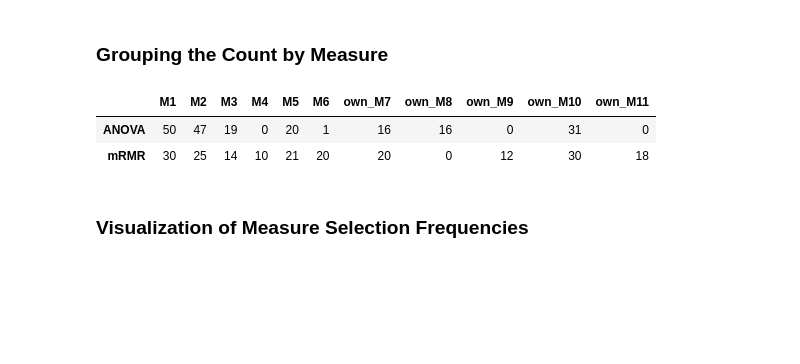
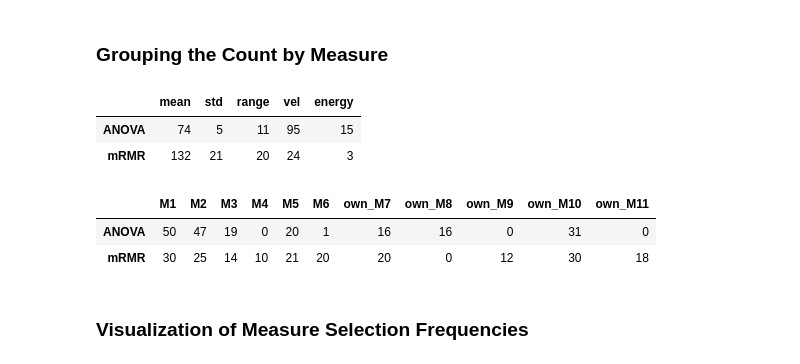
Before and after one commit to migasantunes/Emotion_Recognition, a Jupyter notebook: notebooks/05_selection_test.ipynb, the cells around one changed output. Cells and saved outputs as stored; diff of their text form; code cells hidden in the pictures; blank space fills up the shorter version.

```diff
--- a/notebooks/05_selection_test.ipynb
+++ b/notebooks/05_selection_test.ipynb
@@ -224,6 +237,10 @@ per_fold_pca95, _, _ = evl.evaluation(X, y, LeaveOneGroupOut(), pipe_pca95, grou
 components_75 = sel.pca_components_per_fold(X, y, groups, 0.75)
 components_95 = sel.pca_components_per_fold(X, y, groups, 0.95)
 
+for name, comps in [("PCA 75 %", components_75), ("PCA 95 %", components_95)]:
+    lo, hi = comps["n_components"].min(), comps["n_components"].max()
+    n_features[name] = str(lo) if lo == hi else f"{lo}–{hi}"
+
 pd.DataFrame({"PCA 75 %": components_75["n_components"].value_counts().sort_index(),
               "PCA 95 %": components_95["n_components"].value_counts().sort_index()}).fillna(0).astype(int)
 # %% [output]
@@ -254,15 +271,15 @@ pca_results.round(4)
 diff_75 = per_fold_pca75["macro_f1"].values - per_fold_all["macro_f1"].values
 diff_95 = per_fold_pca95["macro_f1"].values - per_fold_all["macro_f1"].values
 
-paired_rows = list()
+paired_rows_pca = list()
 for name, diff in [("PCA 75 % - all", diff_75), ("PCA 95 % - all", diff_95)]:
-    paired_rows.append({"comparison": name,
+    paired_rows_pca.append({"comparison": name,
                         "mean difference": diff.mean(),
                         "std of the differences": diff.std(ddof=1),
                         "actors improved": int((diff > 0).sum()),
                         "actors worse": int((diff < 0).sum())})
 
-pd.DataFrame(paired_rows).set_index("comparison").round(4)
+pd.DataFrame(paired_rows_pca).set_index("comparison").round(4)
 # %% [output]
 |  | mean difference | std of the differences | actors improved | actors worse |
 | comparison |  |  |  |  |
@@ -302,7 +319,7 @@ Because the three pipelines are tested on the same actors, the fairer comparison
 # %%
 for K in cfg.K_GRID:
     pipe = Pipeline([("scaler", StandardScaler()), ("select", SelectKBest(f_classif, k=K)), ("svc", SVC(kernel="rbf", C=cfg.C_FIXED))])
-    loso_results[f"ANOVA K={K}"] = evl.evaluation(X, y, LeaveOneGroupOut(), pipe, groups)[0]
+    run_loso(f"ANOVA K={K}", pipe, K)
 
 results_table(["All (55)"] + [f"ANOVA K={K}" for K in cfg.K_GRID])
 # %% [output]
@@ -324,7 +341,7 @@ My takeaways, linking to what we saw in previous notebooks:
 # %%
 for K in cfg.K_GRID:
     pipe = Pipeline([("scaler", StandardScaler()), ("select", evl.MRMRSelector(K=K)), ("svc", SVC(kernel="rbf", C=cfg.C_FIXED))])
-    loso_results[f"mRMR K={K}"] = evl.evaluation(X, y, LeaveOneGroupOut(), pipe, groups)[0]
+    run_loso(f"mRMR K={K}", pipe, K)
 
 results_table(["All (55)"] + [f"{m} K={K}" for K in cfg.K_GRID for m in ("ANOVA", "mRMR")])
 # %% [output]
@@ -418,15 +438,18 @@ counts[(counts > 0).any(axis=1)].sort_values(["ANOVA", "mRMR"], ascending=False)
 # %% [markdown]
 ### Grouping the Count by Measure
 # %%
-measure_of = lambda f: f.rsplit("_", 1)[0]
-measures_order = list(dict.fromkeys(measure_of(f) for f in feature_names))
-counts_measure = counts.groupby(measure_of).sum().reindex(measures_order)
+measures_order = list(dict.fromkeys(sel.measure_of(f) for f in feature_names))
+counts_measure = counts.groupby(sel.measure_of).sum().reindex(measures_order)
 
-counts_measure.T
+display(counts.groupby(sel.statistic_of).sum().reindex(["mean", "std", "range", "vel", "energy"]).T)
+display(counts_measure.T)
 # %% [output]
-|  | M1 | M2 | M3 | M4 | M5 | M6 | own_M7 | own_M8 | own_M9 | own_M10 | own_M11 |
-| ANOVA | 50 | 47 | 19 | 0 | 20 | 1 | 16 | 16 | 0 | 31 | 0 |
-| mRMR | 30 | 25 | 14 | 10 | 21 | 20 | 20 | 0 | 12 | 30 | 18 |
+|  | mean | std | range | vel | energy |
+| ANOVA | 74 | 5 | 11 | 95 | 15 |
+| mRMR | 132 | 21 | 20 | 24 | 3 |
+|  | M1 | M2 | M3 | M4 | M5 | M6 | own_M7 | own_M8 | own_M9 | own_M10 | own_M11 |
+| ANOVA | 50 | 47 | 19 | 0 | 20 | 1 | 16 | 16 | 0 | 31 | 0 |
+| mRMR | 30 | 25 | 14 | 10 | 21 | 20 | 20 | 0 | 12 | 30 | 18 |
 # %% [markdown]
 ### Visualization of Measure Selection Frequencies
 # %%
```
Also changed, not shown: parts of 14 cells of this notebook, 2 other files.
